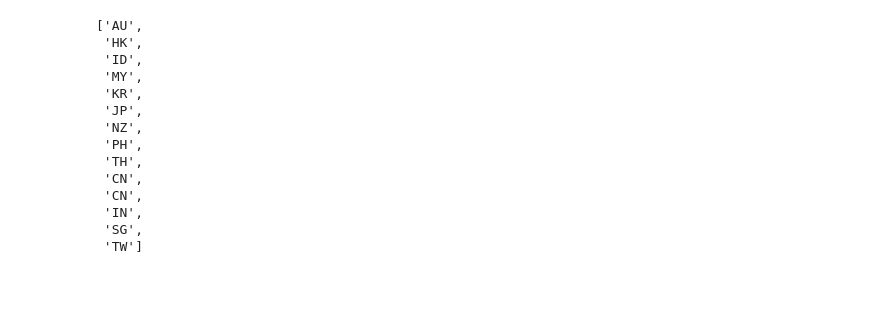
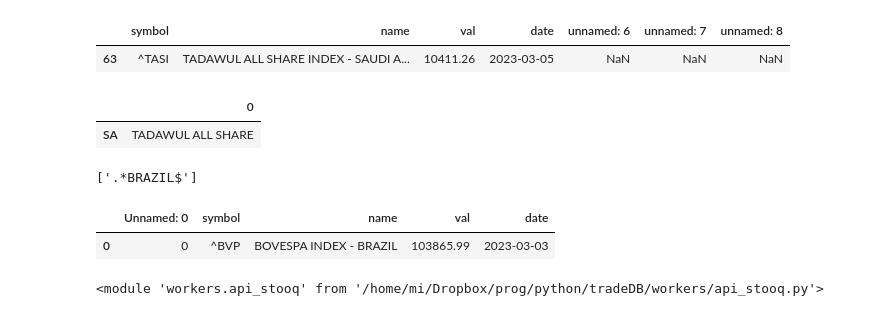
Before and after one commit to zielaskowski/tradeDB, a Jupyter notebook: dev/stooq.ipynb, the cells around one changed output. Saved outputs shown, nothing was run; the diff lists cells and outputs as text; code cells hidden in the pictures; blank space fills up the shorter version.

Commit message:
finished indexes, components also should work

```diff
--- a/dev/stooq.ipynb
+++ b/dev/stooq.ipynb
@@ -94,17 +0,0 @@ for r in resp:
-# %%
-iso2
-# %% [output]
-['AU',
- 'HK',
- 'ID',
- 'MY',
- 'KR',
- 'JP',
- 'NZ',
- 'PH',
- 'TH',
- 'CN',
- 'CN',
- 'IN',
- 'SG',
- 'TW']
@@ -110,0 +49,10 @@ iso2
+# %%
+dat=pd.read_csv("./dev/tab6.csv")
+tab = "INDEXES"
+db = './trader.sqlite'
+names=dat['name']
+# %%
+dat
+# %% [output]
+|  | symbol | name | val | date | unnamed: 6 | unnamed: 7 | unnamed: 8 |
+| 63 | ^TASI | TADAWUL ALL SHARE INDEX - SAUDI A... | 10411.26 | 2023-03-05 | NaN | NaN | NaN |
@@ -110,0 +112,5 @@ iso2
+# %%
+pd.DataFrame(name_short,iso2)
+# %% [output]
+|  | 0 |
+| SA | TADAWUL ALL SHARE |
@@ -110,0 +130,4 @@ iso2
+# %%
+grp
+# %% [output]
+['.*BRAZIL$']
@@ -110,0 +137,5 @@ iso2
+# %%
+data.loc[rows,:]
+# %% [output]
+|  | Unnamed: 0 | symbol | name | val | date |
+| 0 | 0 | ^BVP | BOVESPA INDEX - BRAZIL | 103865.99 | 2023-03-03 |
@@ -110,0 +167,6 @@ iso2
+# %%
+STOOQ_COOKIE = "./assets/header_stooq.json"
+cookie = get_cookie(STOOQ_COOKIE)
+reload(api_stooq)
+# %% [output]
+<module 'workers.api_stooq' from '/home/mi/Dropbox/prog/python/tradeDB/workers/api_stooq.py'>
```
Also changed, not shown: parts of 45 cells of this notebook, 11 other files.
